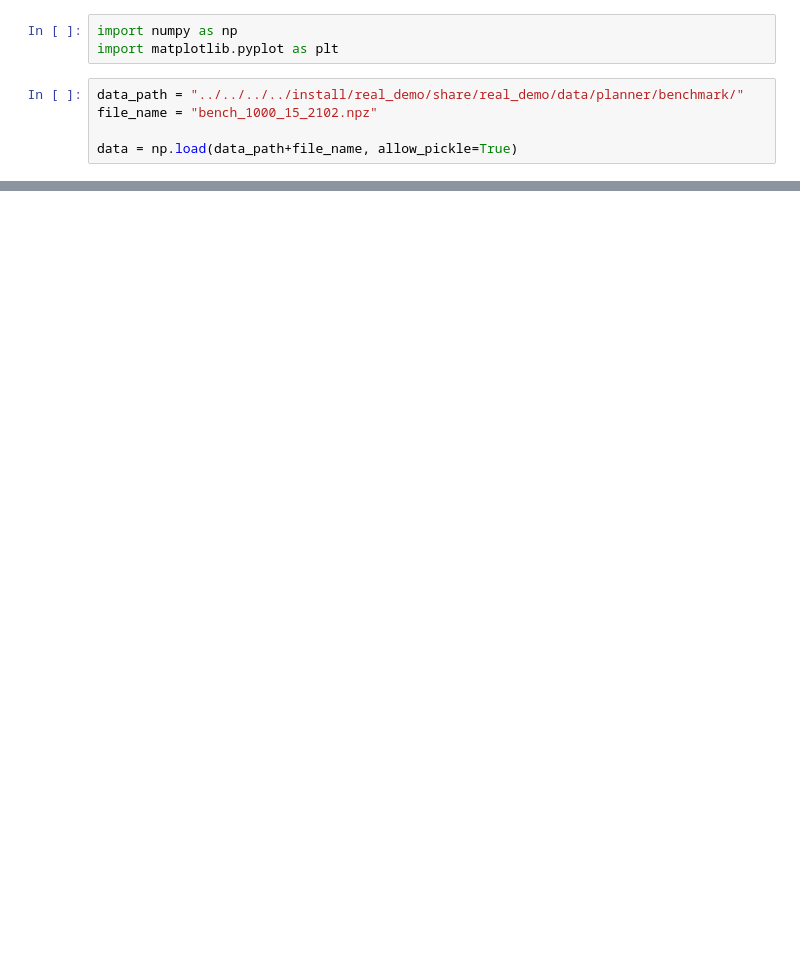
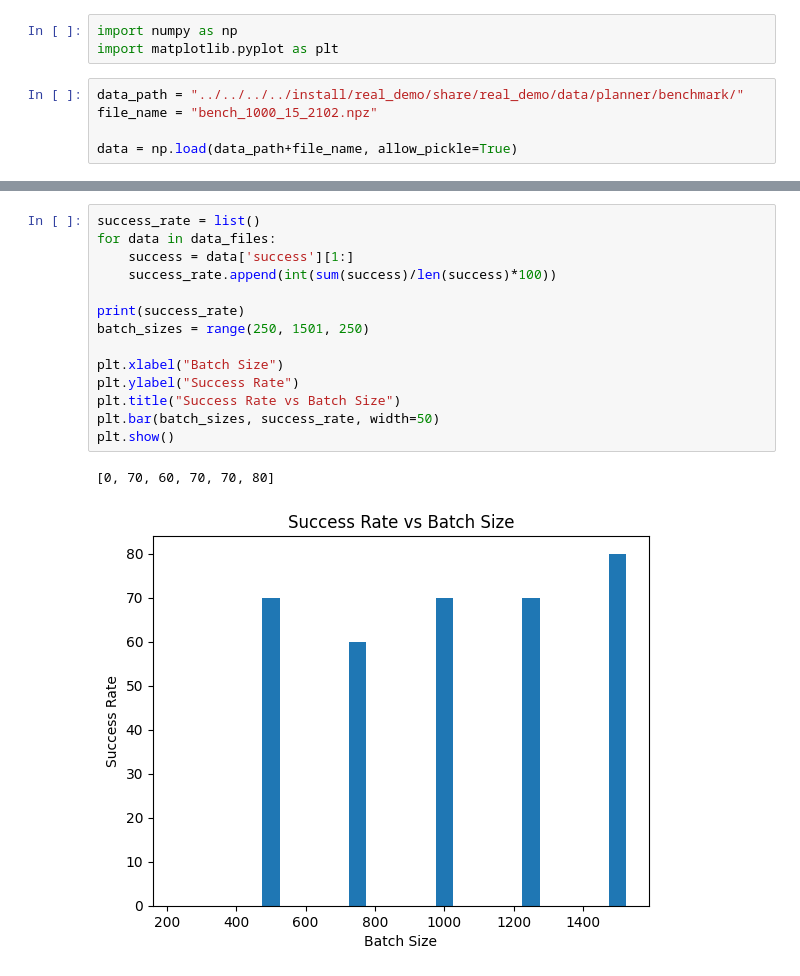
Before and after one commit to AKS-Lab-Univertsity-of-Tartu/bimanual_manipulation, a Jupyter notebook: real_demo/sampling_based_planner/benchmark.ipynb, the cells around one changed output, grey strips where cells are left out. Drawn from its saved outputs; the diff is of its cells as text; blank space fills up the shorter version.

```diff
--- a/real_demo/sampling_based_planner/benchmark.ipynb
+++ b/real_demo/sampling_based_planner/benchmark.ipynb
@@ -88,0 +107,17 @@ plt.show()
+# %%
+success_rate = list()
+for data in data_files:
+    success = data['success'][1:]
+    success_rate.append(int(sum(success)/len(success)*100))
+
+print(success_rate)
+batch_sizes = range(250, 1501, 250)
+
+plt.xlabel("Batch Size")
+plt.ylabel("Success Rate")
+plt.title("Success Rate vs Batch Size")
+plt.bar(batch_sizes, success_rate, width=50)
+plt.show()
+# %% [output]
+[0, 70, 60, 70, 70, 80]
+[figure, added]
```
Also changed, not shown: parts of 8 cells of this notebook, 1 other file.
